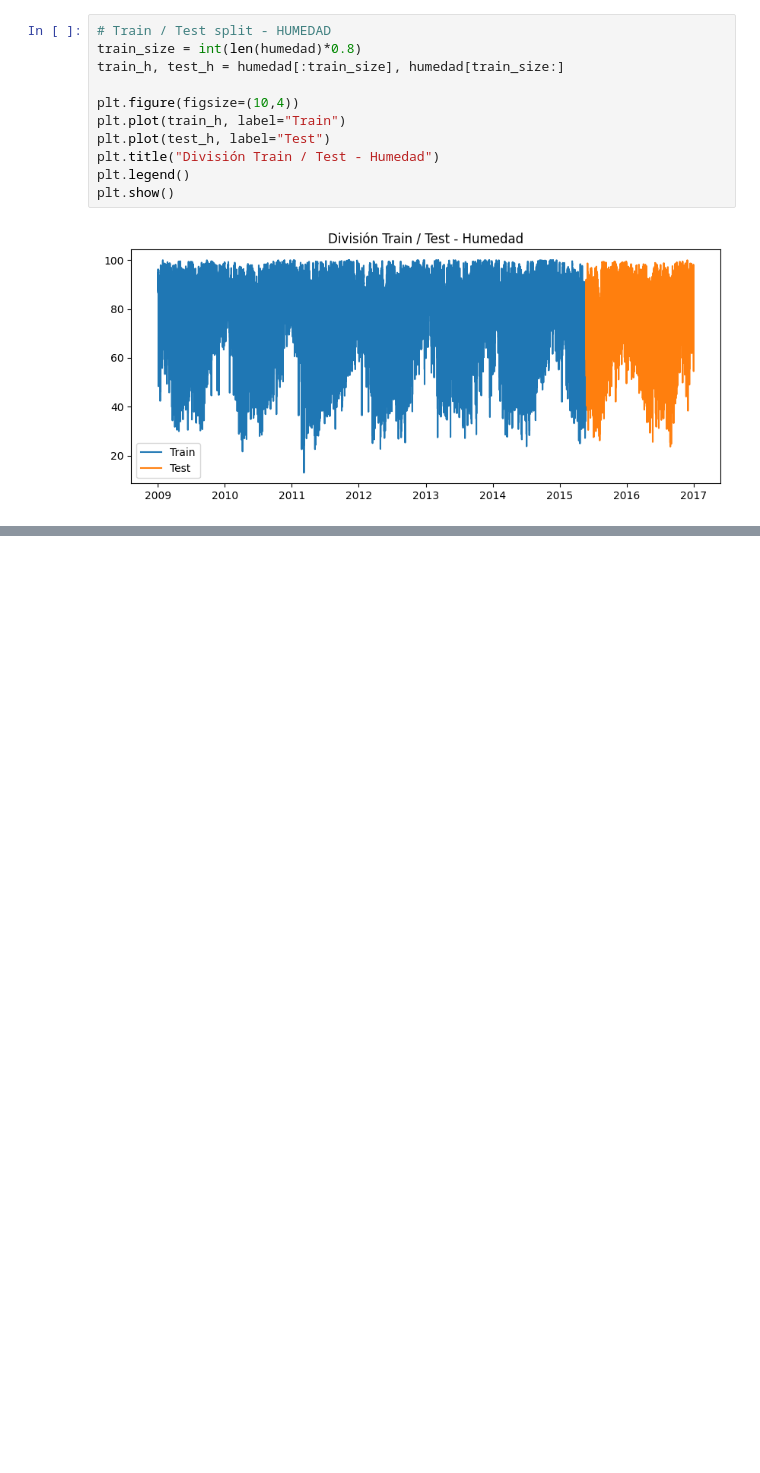
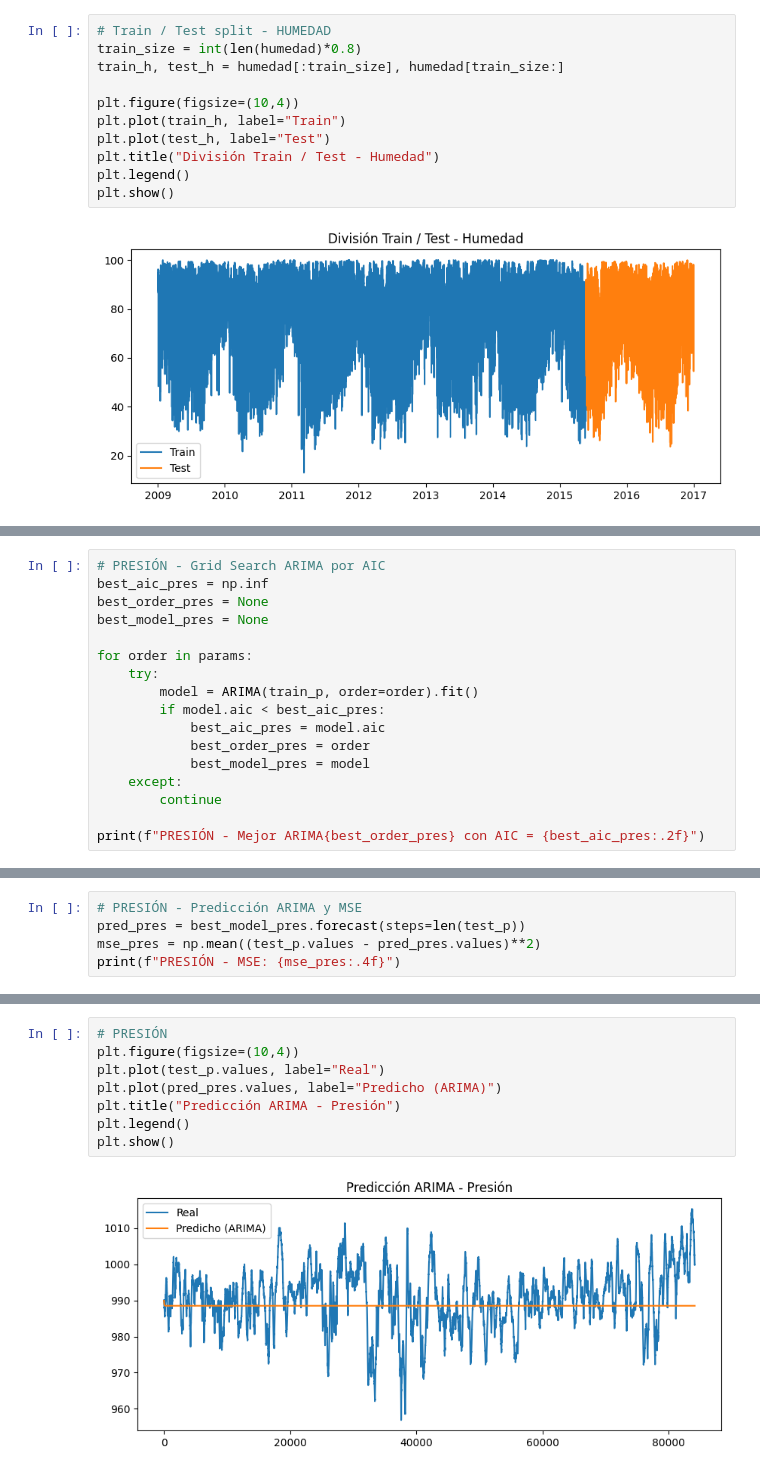
Before and after one commit to andifeliz/tp1-parte2, a Jupyter notebook: notebooks/tp2-parte2.ipynb, the cells around one changed output, grey strips where cells are left out. Drawn from its saved outputs; the diff is of its cells as text; blank space fills up the shorter version.

```diff
--- a/notebooks/tp2-parte2.ipynb
+++ b/notebooks/tp2-parte2.ipynb
@@ -296,0 +344,17 @@ plt.show()
+# %%
+# PRESIÓN - Grid Search ARIMA por AIC
+best_aic_pres = np.inf
+best_order_pres = None
+best_model_pres = None
+
+for order in params:
+    try:
+        model = ARIMA(train_p, order=order).fit()
+        if model.aic < best_aic_pres:
+            best_aic_pres = model.aic
+            best_order_pres = order
+            best_model_pres = model
+    except:
+        continue
+
+print(f"PRESIÓN - Mejor ARIMA{best_order_pres} con AIC = {best_aic_pres:.2f}")
@@ -296,0 +427,5 @@ plt.show()
+# %%
+# PRESIÓN - Predicción ARIMA y MSE
+pred_pres = best_model_pres.forecast(steps=len(test_p))
+mse_pres = np.mean((test_p.values - pred_pres.values)**2)
+print(f"PRESIÓN - MSE: {mse_pres:.4f}")
@@ -296,0 +455,10 @@ plt.show()
+# %%
+# PRESIÓN
+plt.figure(figsize=(10,4))
+plt.plot(test_p.values, label="Real")
+plt.plot(pred_pres.values, label="Predicho (ARIMA)")
+plt.title("Predicción ARIMA - Presión")
+plt.legend()
+plt.show()
+# %% [output]
+[figure, added]
```
Also changed, not shown: parts of 31 cells of this notebook.
